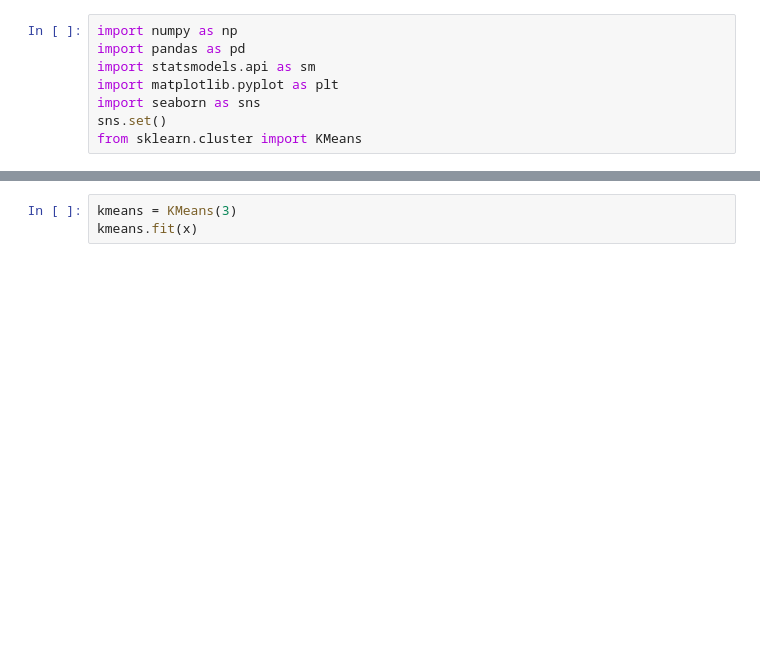
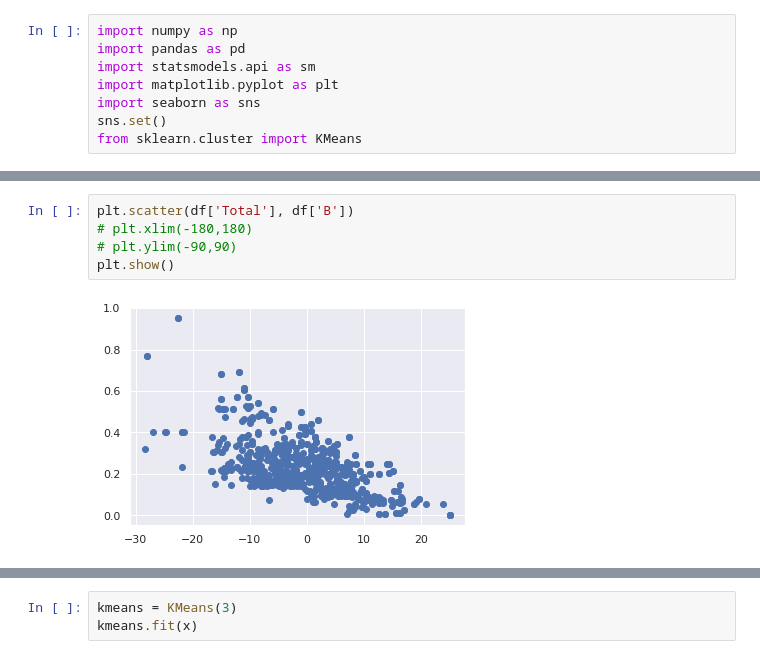
Before and after one commit to mcauleyc/CA4015_Assignment_1, a Jupyter notebook: Book/clustering.ipynb, the cells around one changed output, grey strips where cells are left out. Cells and saved outputs as stored; diff of their text form; blank space fills up the shorter version.

```diff
--- a/Book/clustering.ipynb
+++ b/Book/clustering.ipynb
@@ -50,0 +38,7 @@ plt.show()
+# %%
+plt.scatter(df['Total'], df['B'])
+# plt.xlim(-180,180)
+# plt.ylim(-90,90)
+plt.show()
+# %% [output]
+[figure, added]
```
Also changed, not shown: parts of 11 cells of this notebook, 29 other files.
